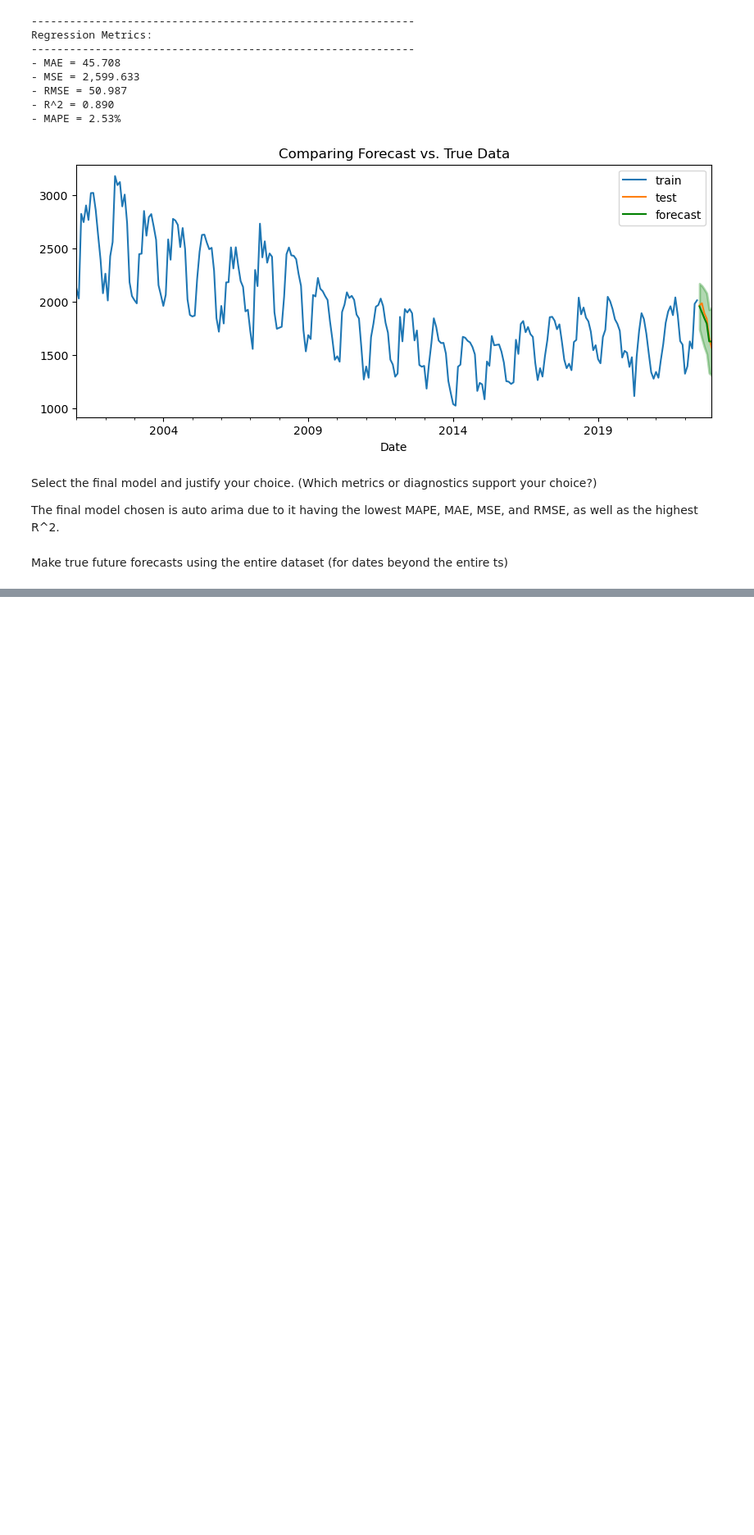
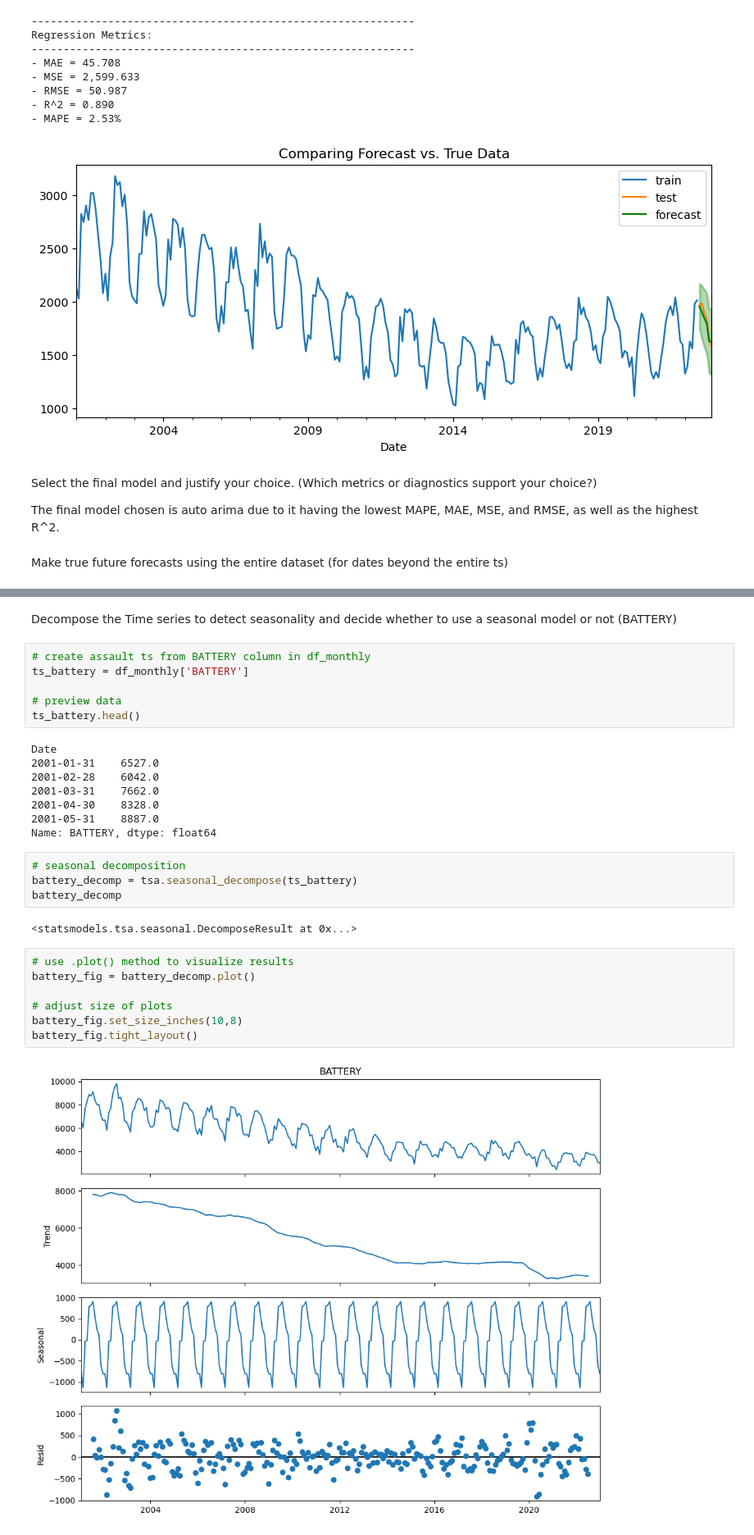
Before and after one commit to EhLeeOod/proj-3-part-1, a Jupyter notebook: core-proj-3-part-2.ipynb, the cells around one changed output, grey strips where cells are left out. Shown at 82% size. Cells and saved outputs as stored; diff of their text form; blank space fills up the shorter version.

```diff
--- a/core-proj-3-part-2.ipynb
+++ b/core-proj-3-part-2.ipynb
@@ -1256,0 +1282,32 @@ Convert the raw delta into a percent change.
+# %% [markdown]
+Decompose the Time series to detect seasonality and decide whether to use a seasonal model or not
+(BATTERY)
+# %%
+# create assault ts from BATTERY column in df_monthly
+ts_battery = df_monthly['BATTERY']
+
+# preview data
+ts_battery.head()
+# %% [output]
+Date
+2001-01-31    6527.0
+2001-02-28    6042.0
+2001-03-31    7662.0
+2001-04-30    8328.0
+2001-05-31    8887.0
+Name: BATTERY, dtype: float64
+# %%
+# seasonal decomposition
+battery_decomp = tsa.seasonal_decompose(ts_battery)
+battery_decomp
+# %% [output]
+<statsmodels.tsa.seasonal.DecomposeResult at 0x...>
+# %%
+# use .plot() method to visualize results
+battery_fig = battery_decomp.plot()
+
+# adjust size of plots
+battery_fig.set_size_inches(10,8)
+battery_fig.tight_layout()
+# %% [output]
+[figure, added]
```
Also changed, not shown: parts of 59 cells of this notebook.
